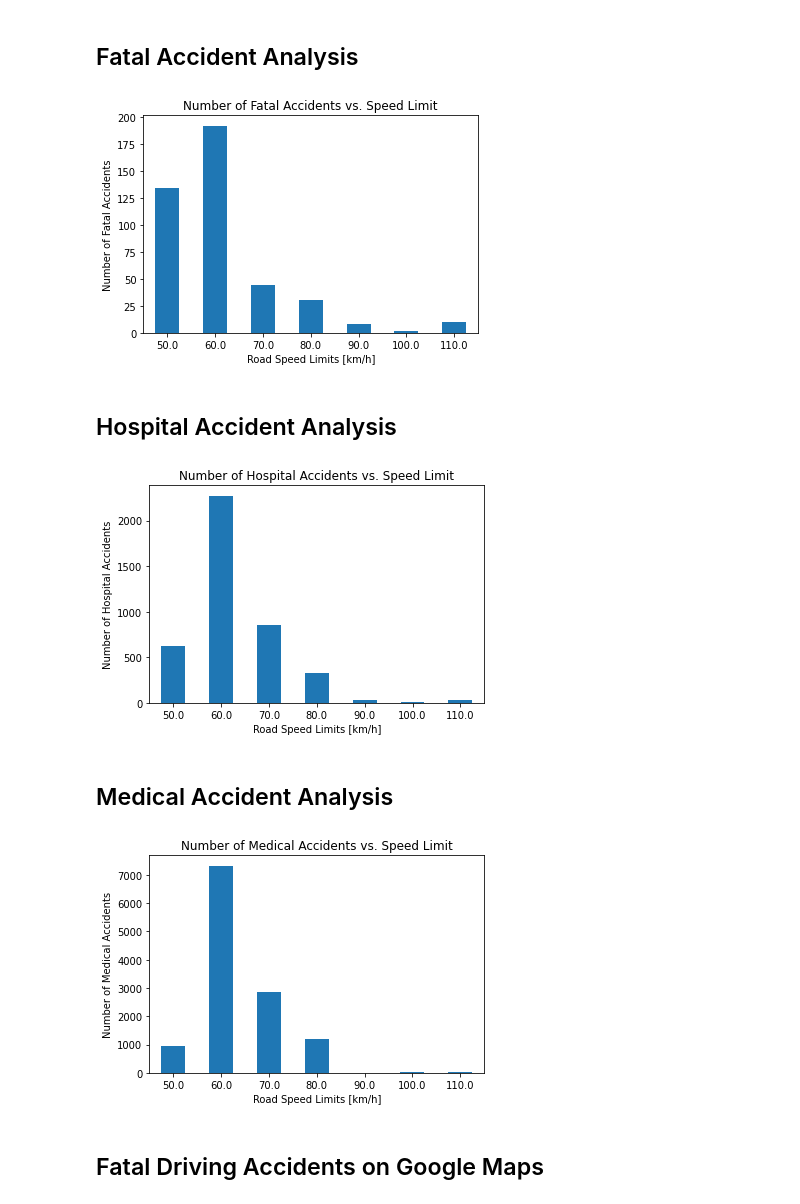
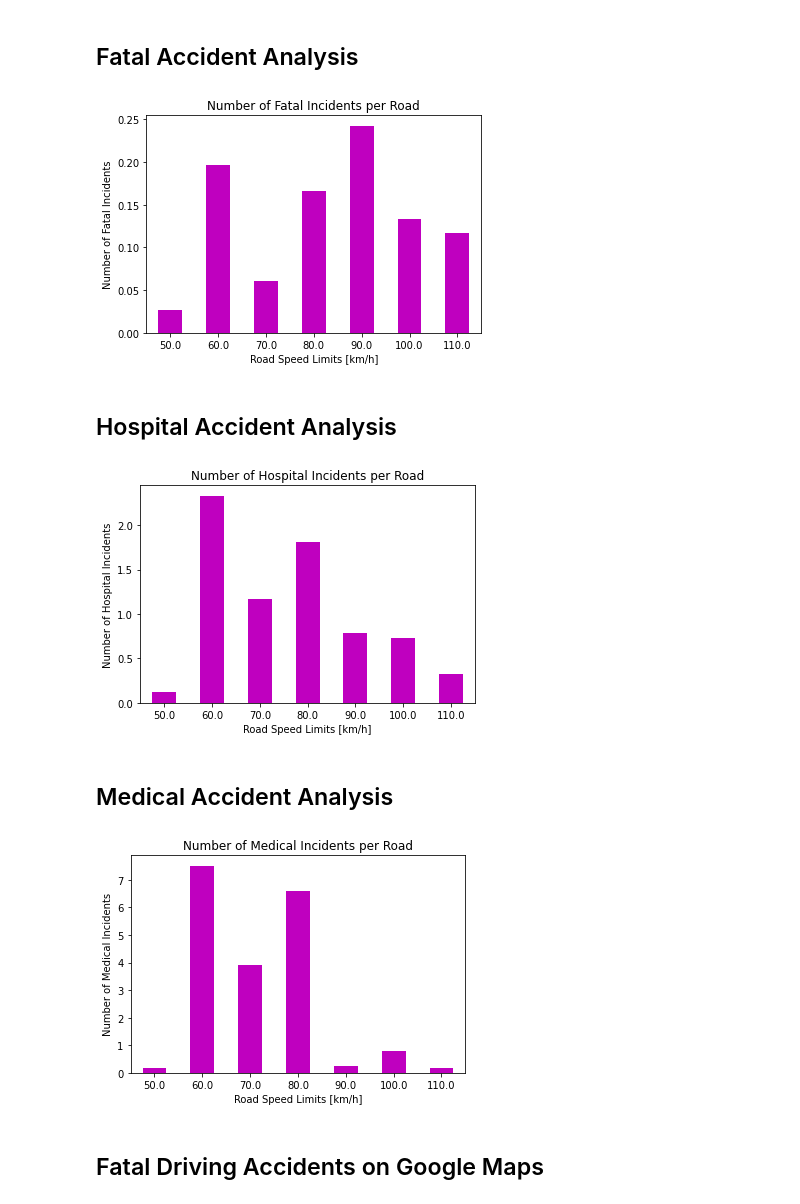
Before and after one commit to NZeinali/project_one, a Jupyter notebook: project1.ipynb, the cells around one changed output. Saved outputs shown, nothing was run; the diff lists cells and outputs as text; code cells hidden in the pictures.

```diff
--- a/project1.ipynb
+++ b/project1.ipynb
@@ -44,7 +47,9 @@ speedlimit_df.head(2)
 # %%
-# Merge Traffic and SpeedLimit DataFrames
-speedlimit_df=speedlimit_df.drop_duplicates(["ROAD_NO"])
-merged_df = pd.merge(traffic_df, speedlimit_df, how="left", on="ROAD_NO", validate="many_to_one")
+# Dropping the duplicate roads in speedlimit DataFrame
+clean_speedlimit_df = speedlimit_df.drop_duplicates(["ROAD_NO"])
+
+# Merging two dataframes
+merged_df = pd.merge(traffic_df, clean_speedlimit_df, how="left", on="ROAD_NO", validate="many_to_one")
 merged_df.head(2)
 # %% [output]
 |  | ACC_ID | ROAD_NO | ROAD_NAME_x | LONGITUDE | LATITUDE | CRASH_DATE | CRASH_TIME | SEVERITY | EVENT_NATURE | ... |
@@ -62,6 +67,9 @@ clean_merged_df=merged_df.loc[merged_df["SPEED_LIMIT"]!= \
 
 # Convert SPEED_LIMIT column from object to float
 clean_merged_df["SPEED_LIMIT"]=clean_merged_df["SPEED_LIMIT"].str.replace("km/h"," ").astype(float)
+clean_merged_df["CRASH_YEAR"]=clean_merged_df["CRASH_DATE"].str.split("/",expand=True)[2].astype(float)
+
+clean_merged_df.to_csv("merged_df.csv")
 clean_merged_df.head(2)
 # %% [output]
 A value is trying to be set on a copy of a slice from a DataFrame.
@@ -75,9 +88,9 @@ See the caveats in the documentation: https://pandas.pydata.org/pandas-docs/stab
 # %%
-# Cleaning speedlimit dataframe
-clean_speedlimit=speedlimit_df.loc[speedlimit_df["SPEED_LIMIT"]!= \
+# Cleaning speedlimit DataFrame
+clean_speedlimit_df=clean_speedlimit_df.loc[clean_speedlimit_df["SPEED_LIMIT"]!= \
     "50km/h applies in built up areas or 110km/h outside built up areas"]
 
 # Convert SPEED_LIMIT column from object to float
-clean_speedlimit["SPEED_LIMIT"]=clean_speedlimit["SPEED_LIMIT"].str.replace("km/h"," ").astype(float)
-clean_speedlimit.head(2)
+clean_speedlimit_df["SPEED_LIMIT"]=clean_speedlimit_df["SPEED_LIMIT"].str.replace("km/h"," ").astype(float)
+clean_speedlimit_df.head(2)
 # %% [output]
@@ -90,0 +102,11 @@ See the caveats in the documentation: https://pandas.pydata.org/pandas-docs/stab
+# %%
+# Total number of roads in WA per speed limit
+WA_roads_per_speedlimit = clean_speedlimit_df["SPEED_LIMIT"].value_counts().sort_index()
+WA_roads_per_speedlimit=WA_roads_per_speedlimit.loc[WA_roads_per_speedlimit.index>40]
+
+total_WA_roads = WA_roads_per_speedlimit.sum()
+
+WA_roads_fraction = WA_roads_per_speedlimit/total_WA_roads
+# Removing roads with speedlimit < 50km/h
+WA_roads_fraction = WA_roads_fraction.loc[WA_roads_fraction.index>40].sort_index()
+WA_roads_per_speedlimit
@@ -161,41 +223,49 @@ Name: SPEED_LIMIT, dtype: int64
 ## Fatal Accident Analysis
 # %%
 # Remove speed limits below 50km/h
-fatal_accidents=grouped_accidents_per_severity["Fatal"].loc[grouped_accidents_per_severity["Fatal"].index>40].sort_index()
+fatal_accidents=clean_merged_df.loc[(clean_merged_df["SEVERITY"]=="Fatal")&(clean_merged_df["SPEED_LIMIT"]>40)] \
+    ["SPEED_LIMIT"].value_counts().sort_index()/WA_roads_per_speedlimit
+fatal_accidents
 
-# Plot the Number of Fatal Accidents
-fatal_accidents.plot(kind="bar", title="Number of Fatal Accidents vs. Speed Limit",rot=0)
-plt.ylabel("Number of Fatal Accidents")
+fatal_accidents.plot(kind="bar", rot=0, color="m")
+plt.title("Number of Fatal Incidents per Road")
+plt.ylabel("Number of Fatal Incidents")
 plt.xlabel("Road Speed Limits [km/h]")
 plt.show()
 # %% [output]
-[figure, old version]
+[figure, new version]
 # %% [markdown]
 ## Hospital Accident Analysis
 # %%
 # Remove speed limits below 50km/h
-hospital_accidents=grouped_accidents_per_severity["Hospital"].loc[grouped_accidents_per_severity["Hospital"].index>40].sort_index()
+hospital_accidents=clean_merged_df.loc[(clean_merged_df["SEVERITY"]=="Hospital")&(clean_merged_df["SPEED_LIMIT"]>40)] \
+    ["SPEED_LIMIT"].value_counts().sort_index()/WA_roads_per_speedlimit
 
 # Plot the Number of Fatal Accidents
-hospital_accidents.plot(kind="bar", title="Number of Hospital Accidents vs. Speed Limit",rot=0)
-plt.ylabel("Number of Hospital Accidents")
+
+hospital_accidents.plot(kind="bar", rot=0,color="m")
+plt.title("Number of Hospital Incidents per Road")
+plt.ylabel("Number of Hospital Incidents")
 plt.xlabel("Road Speed Limits [km/h]")
 plt.show()
 # %% [output]
-[figure, old version]
+[figure, new version]
 # %% [markdown]
 ## Medical Accident Analysis
 # %%
 # Remove speed limits below 50km/h
-medical_accidents=grouped_accidents_per_severity["Medical"].loc[grouped_accidents_per_severity["Medical"].index>40].sort_index()
+medical_accidents=clean_merged_df.loc[(clean_merged_df["SEVERITY"]=="Medical")&(clean_merged_df["SPEED_LIMIT"]>40)] \
+    ["SPEED_LIMIT"].value_counts().sort_index()/WA_roads_per_speedlimit
 
-# Plot the Number of Medical Accidents
-medical_accidents.plot(kind="bar", title="Number of Medical Accidents vs. Speed Limit",rot=0)
-plt.ylabel("Number of Medical Accidents")
+# Plot the Number of Fatal Accidents
+
+medical_accidents.plot(kind="bar", rot=0 ,color="m")
+plt.title("Number of Medical Incidents per Road")
+plt.ylabel("Number of Medical Incidents")
 plt.xlabel("Road Speed Limits [km/h]")
 plt.show()
 # %% [output]
-[figure, old version]
+[figure, new version]
 # %% [markdown]
 ## Fatal Driving Accidents on Google Maps
 # %%
```
Also changed, not shown: parts of 33 cells of this notebook.
